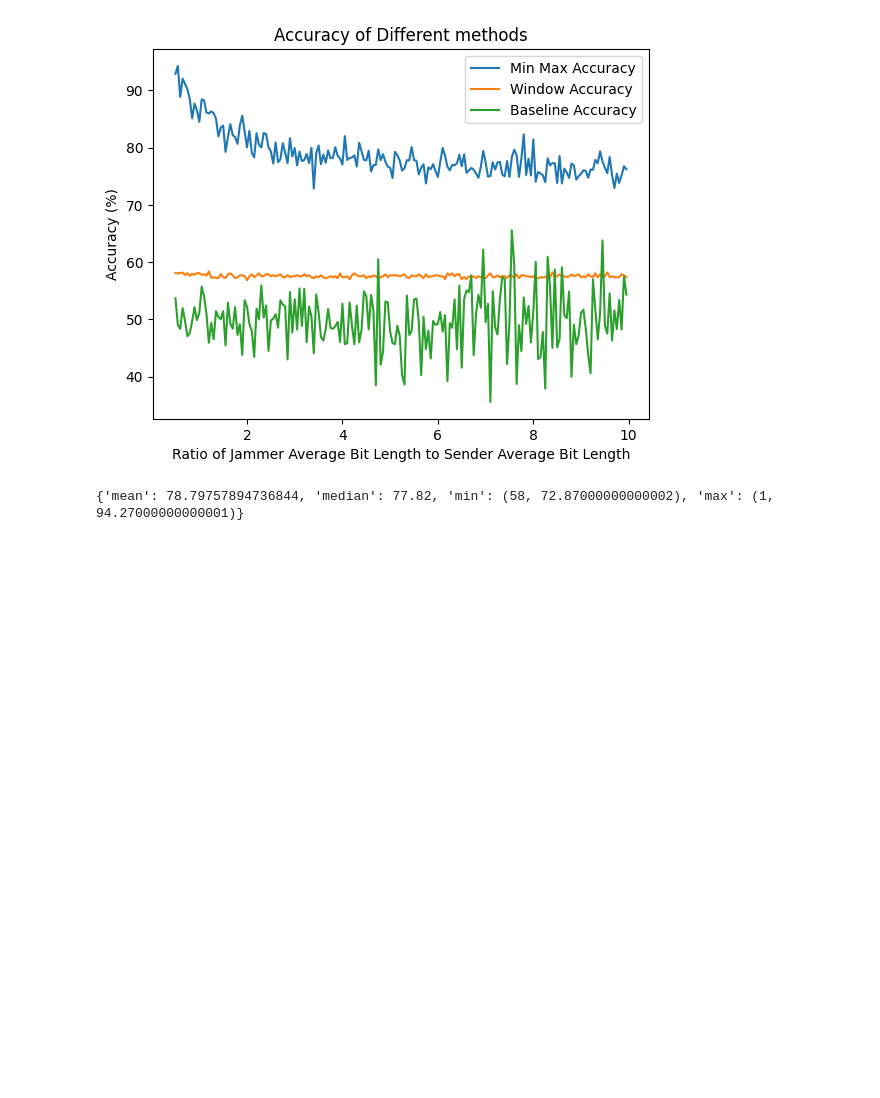
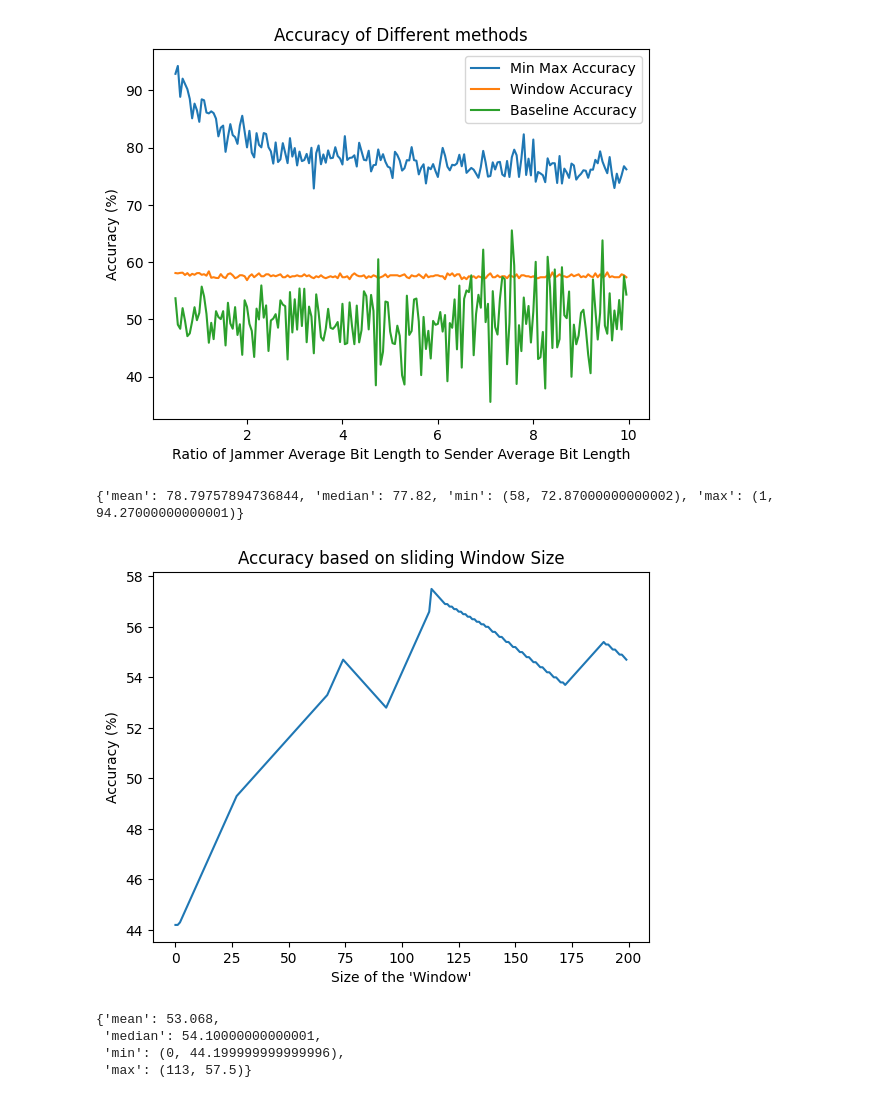
Before and after one commit to SuragNuthulapaty/Jamming_Research, a Jupyter notebook: random_rate_6_29.ipynb, the cells around one changed output. Cells and saved outputs as stored; diff of their text form; code cells hidden in the pictures; blank space fills up the shorter version.

Commit message:
sliding window graph

```diff
--- a/random_rate_6_29.ipynb
+++ b/random_rate_6_29.ipynb
@@ -287,0 +330,16 @@ print(stats)
+# %%
+df, stats = run_window_checker(200)
+
+plt.plot(df["Window Size"][:-1], df["Window Accuracy"][:-1])
+plt.title("Accuracy based on sliding Window Size")
+plt.xlabel("Size of the 'Window'")
+plt.ylabel("Accuracy (%)")
+plt.show()
+
+stats
+# %% [output]
+[figure, added]
+{'mean': 53.068,
+ 'median': 54.10000000000001,
+ 'min': (0, 44.199999999999996),
+ 'max': (113, 57.5)}
```
Also changed, not shown: parts of 2 cells of this notebook.
